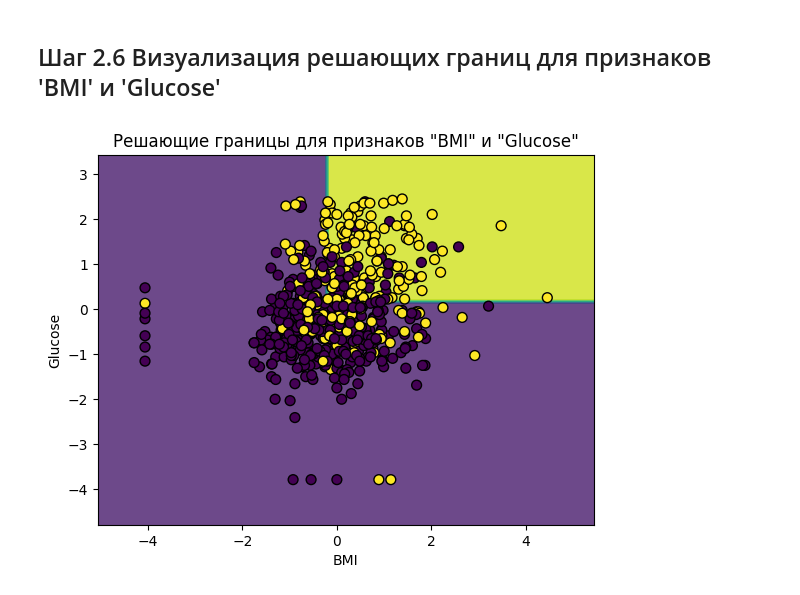
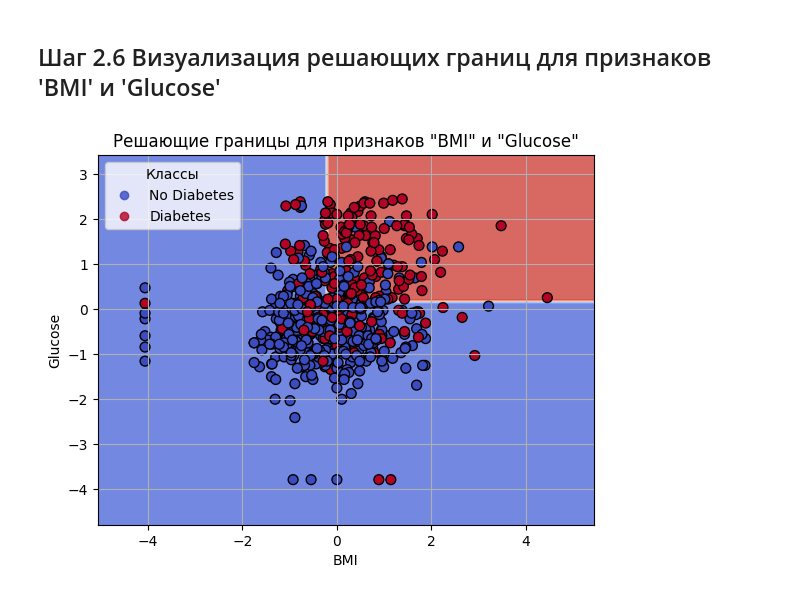
Before and after one commit to Kae1thas/ML-24, a Jupyter notebook: ИС2.6.ipynb, the cells around one changed output. Drawn from its saved outputs; the diff is of its cells as text; code cells hidden in the pictures.

```diff
--- a/ИС2.6.ipynb
+++ b/ИС2.6.ipynb
@@ -503,26 +503,32 @@ plt.show()
 # %%
 X_train_2d = X_train[:, [5, 1]]  # 'BMI' и 'Glucose' имеют индексы 5 и 1 в датафрейме
 X_test_2d = X_test[:, [5, 1]]
 
 model_2d = DecisionTreeClassifier(max_depth=optimal_depth, max_features=optimal_features, random_state=42)
 model_2d.fit(X_train_2d, y_train)
 
 # Создаем сетку для визуализации
 x_min, x_max = X_train_2d[:, 0].min() - 1, X_train_2d[:, 0].max() + 1
 y_min, y_max = X_train_2d[:, 1].min() - 1, X_train_2d[:, 1].max() + 1
 xx, yy = np.meshgrid(np.arange(x_min, x_max, 0.1),
                      np.arange(y_min, y_max, 0.1))
 
 # Предсказания для всех точек в сетке
 Z = model_2d.predict(np.c_[xx.ravel(), yy.ravel()])
 Z = Z.reshape(xx.shape)
 
-# Визуализация решающих границ
-plt.contourf(xx, yy, Z, alpha=0.8)
-plt.scatter(X_train_2d[:, 0], X_train_2d[:, 1], c=y_train, edgecolors='k', marker='o', s=50)
+# Визуализация решающих границ с легендой
+plt.contourf(xx, yy, Z, alpha=0.8, cmap='coolwarm')
+scatter = plt.scatter(X_train_2d[:, 0], X_train_2d[:, 1], c=y_train, edgecolors='k', marker='o', s=50, cmap='coolwarm')
 plt.title('Решающие границы для признаков "BMI" и "Glucose"')
 plt.xlabel('BMI')
 plt.ylabel('Glucose')
+
+# Добавление легенды
+handles, labels = scatter.legend_elements(prop="colors", alpha=0.8)
+legend_labels = ['No Diabetes', 'Diabetes']
+plt.legend(handles, legend_labels, title="Классы")
+plt.grid(True)
 plt.show()
 # %% [output]
-[figure, old version]
+[figure, new version]
```
Also changed, not shown: parts of 2 cells of this notebook, 9 other files.
